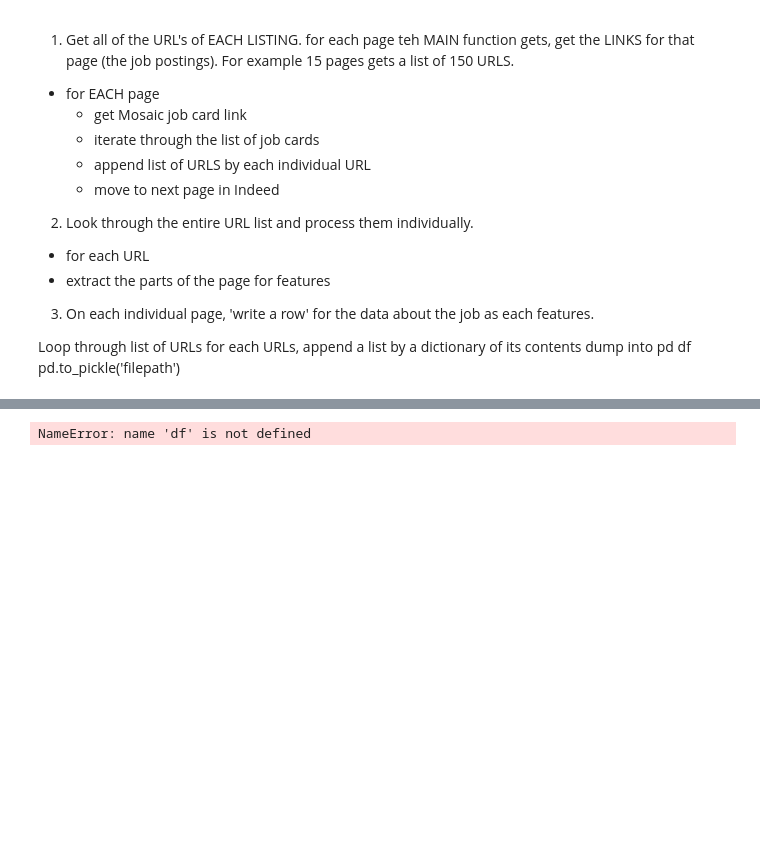
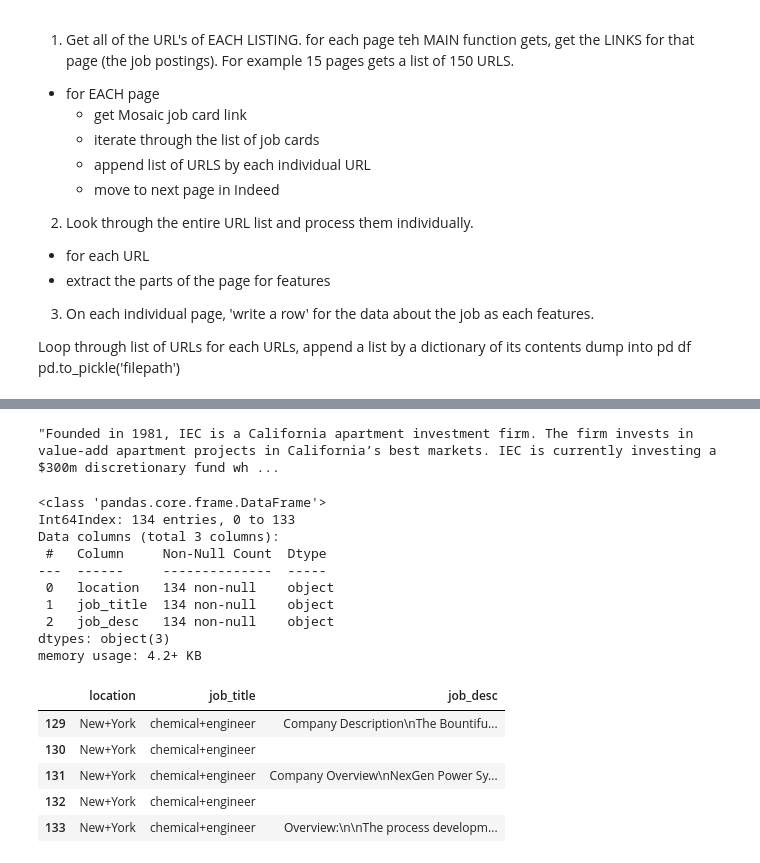
Before and after one commit to AqeelAqeel/Resume-Recommendations, a Jupyter notebook: src/Indeed-Job-Desc-Scraper.ipynb, the cells around one changed output, grey strips where cells are left out. Cells and saved outputs as stored; diff of their text form; code cells hidden in the pictures; blank space fills up the shorter version.

```diff
--- a/src/Indeed-Job-Desc-Scraper.ipynb
+++ b/src/Indeed-Job-Desc-Scraper.ipynb
@@ -119,14 +119,14 @@ def job_info(url,title,location):
 
     if job_info is None:
         d["job_desc"] = ""
-        time.sleep(6.8)
+#         time.sleep(6.8)
         return d
 
     cards = job_info.find_all('h2')
 
     if len(cards) == 0:
         d["job_desc"] = ""
-        time.sleep(6.8)
+#         time.sleep(6.8)
         return d
 
 
@@ -140,8 +140,9 @@ def job_info(url,title,location):
 # locations = ["major metros / areas"]
 # titles = ["10+ job titles"]
 
-titles = ["data+scientist","financial+analyst", "underwriter","chemical+engineer","physician","university+recruiter"]
-locations = ["San+Francisco","Portland", "Seattle","New+York","Los+Angeles","Austin"]
+# titles = ["data+scientist","financial+analyst", "underwriter","chemical+engineer","physician","university+recruiter"]
+titles = ["chemical+engineer"]
+locations = ['New+York','Los+Angeles','Chicago','Phoenix','Raleigh',"San+Francisco","Portland", "Seattle","New+York","Los+Angeles","Austin"]
 
 urls = []
 job_information = []
@@ -149,7 +150,7 @@ job_information = []
 
 for title in titles:
     for location in locations:
-        urls=job_listings_generator(title,location,8)
+        urls=job_listings_generator(title,location,10)
         for job in urls:
             job_information.append(job_info(job,title,location))
 
@@ -159,9 +167,32 @@ for title in titles:
 # %%
 df = pd.DataFrame(job_information)
 df.head(10)
+df_fa = df[:10]
+df_fa['job_desc'][0]
+# %% [output]
+"Founded in 1981, IEC is a California apartment investment firm. The firm invests in value-add apartment projects in California’s best markets. IEC is currently investing a $300m discretionary fund wh ...
+# %%
+df = pd.DataFrame(job_information)
+df = df.dropna()
+df.info()
+df.tail()
+# %% [output]
+<class 'pandas.core.frame.DataFrame'>
+Int64Index: 134 entries, 0 to 133
+Data columns (total 3 columns):
+ #   Column     Non-Null Count  Dtype
+---  ------     --------------  -----
+ 0   location   134 non-null    object
+ 1   job_title  134 non-null    object
+ 2   job_desc   134 non-null    object
+dtypes: object(3)
+memory usage: 4.2+ KB
+|  | location | job_title | job_desc |
+| 129 | New+York | chemical+engineer | Company Description\nThe Bountifu... |
+| 130 | New+York | chemical+engineer |  |
+| 131 | New+York | chemical+engineer | Company Overview\nNexGen Power Sy... |
+| 132 | New+York | chemical+engineer |  |
+| 133 | New+York | chemical+engineer | Overview:\n\nThe process developm... |
 # %%
-import os
-df.to_pickle(os.getcwd()+'/webscraped_pickle')
-df.to_csv('New_scrape')
+# df.to_pickle(os.getcwd()+'/webscraped_pickle')
+df.to_csv('chem_scrape')
-# %% [output]
-NameError: name 'df' is not defined
```
Also changed, not shown: parts of 6 cells of this notebook, 3 other files.
